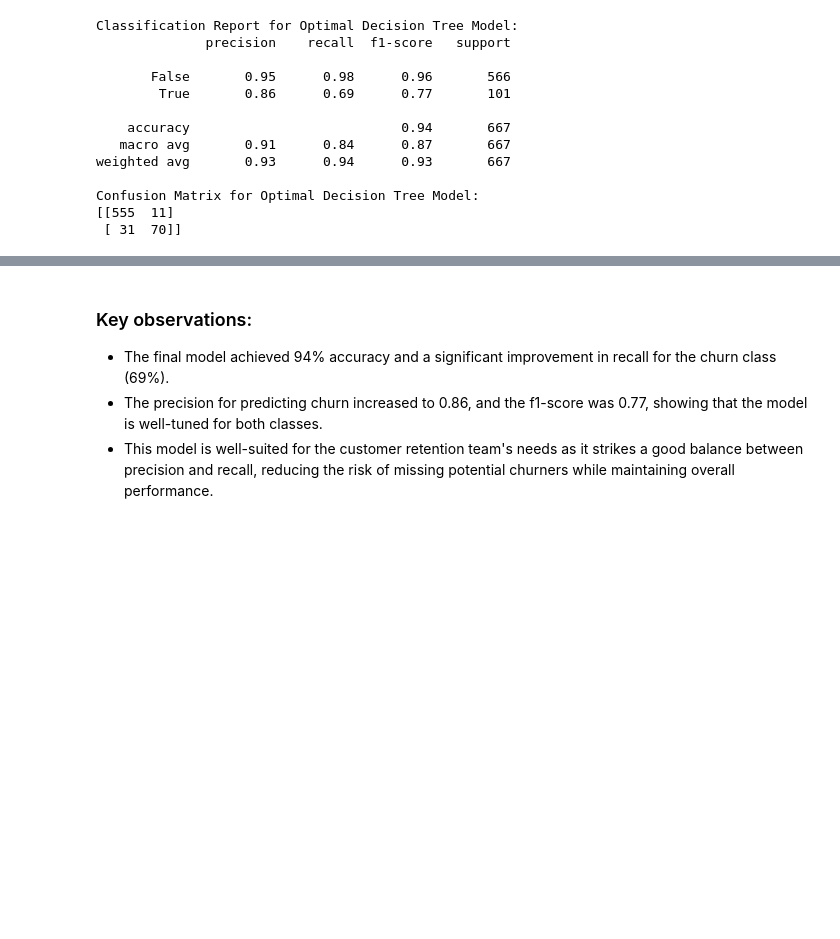
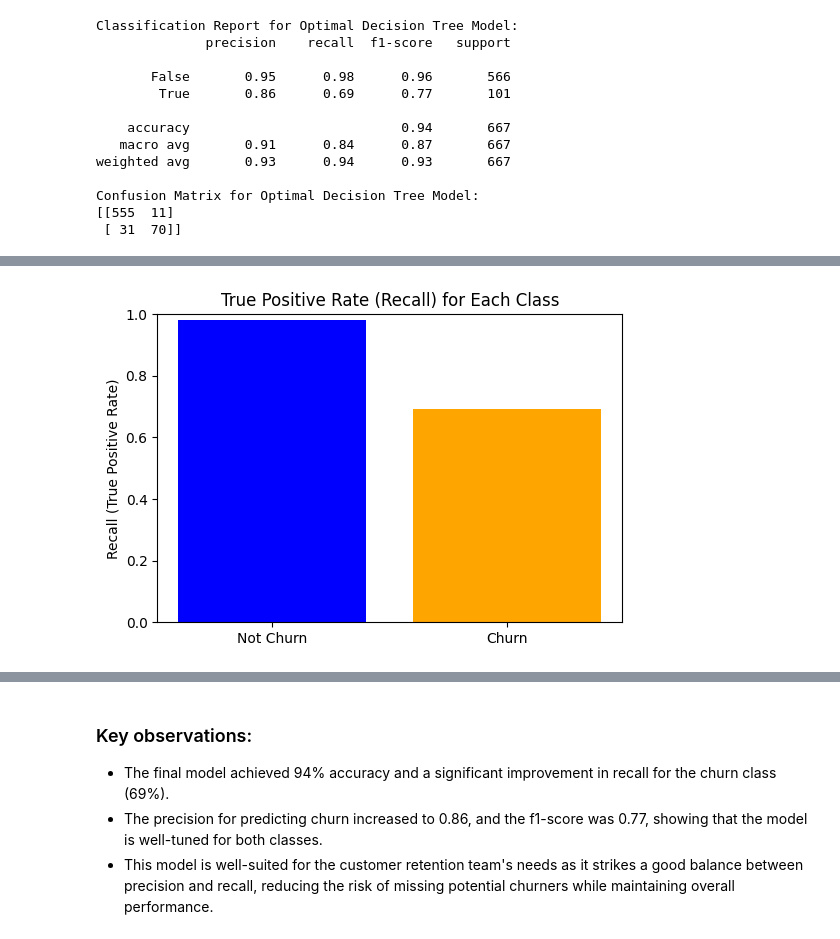
Before and after one commit to 66ultra/customer-churn-classification, a Jupyter notebook: notebooks/03_modeling_and_evaluation.ipynb, the cells around one changed output, grey strips where cells are left out. Cells and saved outputs as stored; diff of their text form; code cells hidden in the pictures; blank space fills up the shorter version.

```diff
--- a/notebooks/03_modeling_and_evaluation.ipynb
+++ b/notebooks/03_modeling_and_evaluation.ipynb
@@ -717,0 +768,16 @@ Confusion Matrix for Optimal Decision Tree Model:
+# %%
+from sklearn.metrics import recall_score
+
+# calculating recall for each class
+recall_not_churn = recall_score(y_test, y_pred_optimal, pos_label=False)
+recall_churn = recall_score(y_test, y_pred_optimal, pos_label=True)
+
+# creating bar chart
+plt.figure(figsize=(6, 4))
+plt.bar(['Not Churn', 'Churn'], [recall_not_churn, recall_churn], color=['blue', 'orange'])
+plt.ylabel('Recall (True Positive Rate)')
+plt.title('True Positive Rate (Recall) for Each Class')
+plt.ylim(0, 1)
+plt.show()
+# %% [output]
+[figure, added]
```
Also changed, not shown: parts of 4 cells of this notebook.
